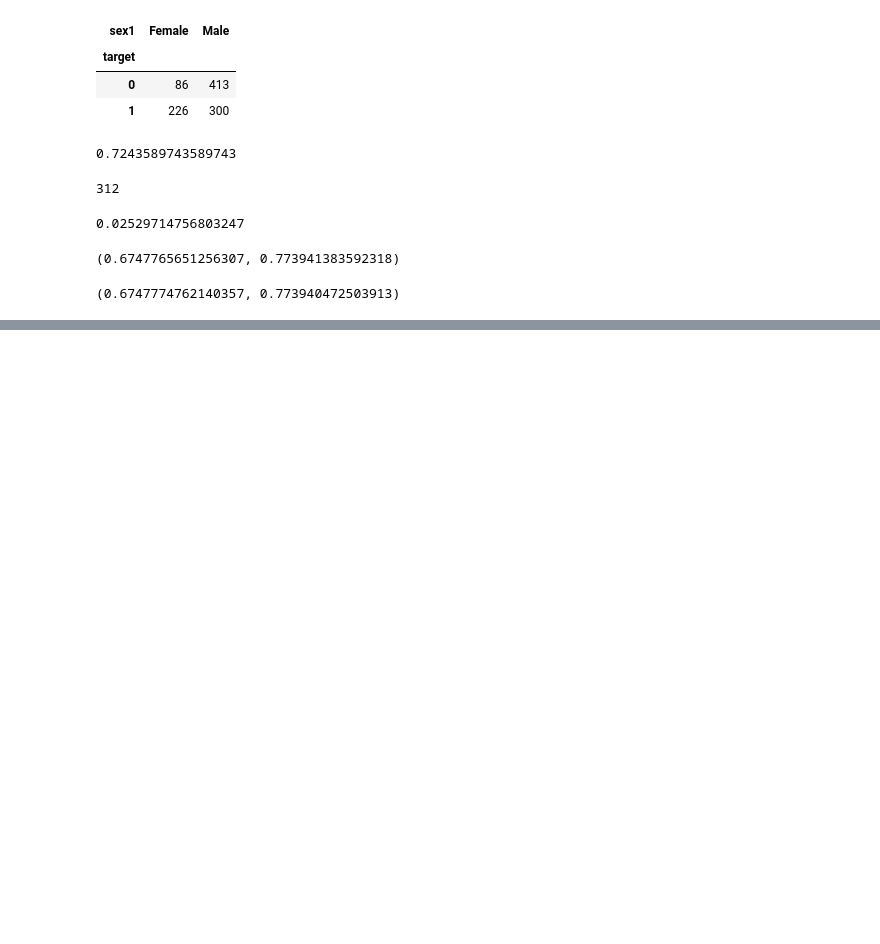
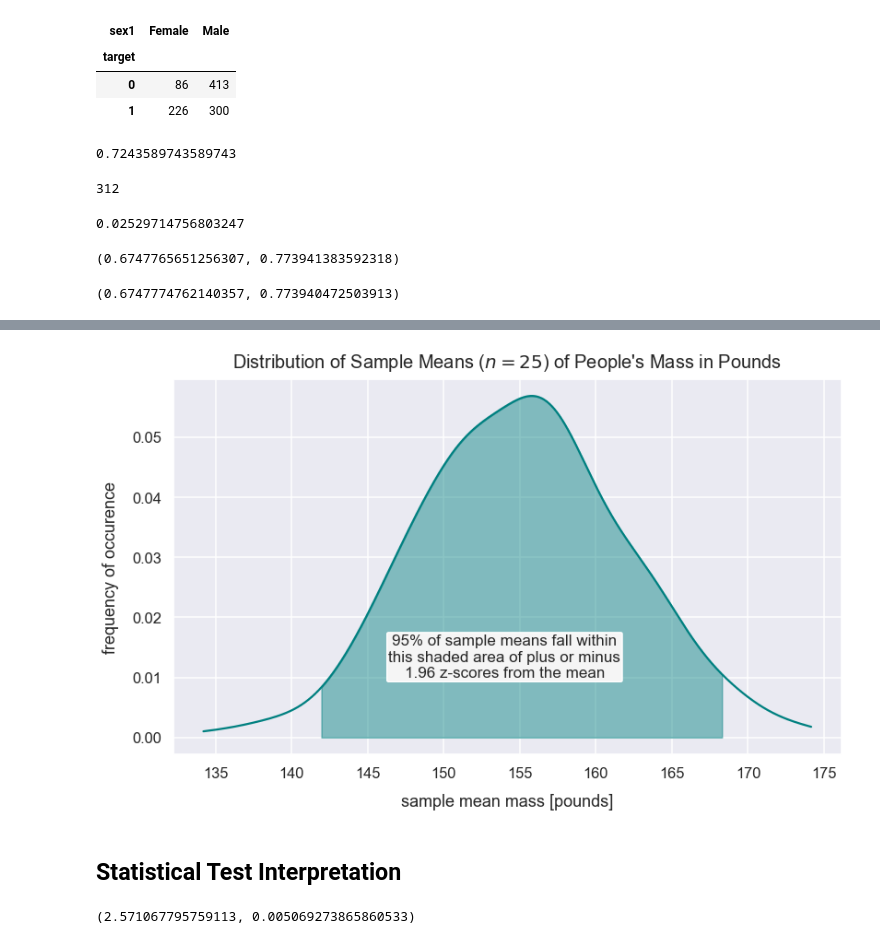
Before and after one commit to anantaw81/PYTHN-DataScience, a Jupyter notebook: Resume_Sesi10_InferentialStatistics/practice.ipynb, the cells around one changed output, grey strips where cells are left out. Drawn from its saved outputs; the diff is of its cells as text; code cells hidden in the pictures; blank space fills up the shorter version.

```diff
--- a/Resume_Sesi10_InferentialStatistics/practice.ipynb
+++ b/Resume_Sesi10_InferentialStatistics/practice.ipynb
@@ -178,0 +327,16 @@ sm.stats.proportion_confint(n * p_fm, n)
+# %%
+kde = stats.gaussian_kde(sample_means)
+pos = np.linspace(np.min(sample_means), np.max(sample_means), 10000)
+plt.plot(pos, kde(pos), color='teal')
+shade = np.linspace(lower_95_perc_bound, upper_95_perc_bound, 300)
+plt.fill_between(shade, kde(shade), alpha=0.45, color='teal',)
+plt.text(x=154, y=.01, horizontalalignment='center', fontsize=17,
+         s="95% of sample means fall within\nthis shaded area of plus or minus\n1.96 z-scores from the mean",
+         bbox=dict(facecolor='whitesmoke', boxstyle="round, pad=0.1"))
+plt.title("Distribution of Sample Means ($n=25$) of People's Mass in Pounds", y=1.015, fontsize=20)
+plt.xlabel("sample mean mass [pounds]", labelpad=14)
+plt.ylabel("frequency of occurence", labelpad=14);
+# %% [output]
+[figure, added]
+# %% [markdown]
+## Statistical Test Interpretation
@@ -178,0 +352,4 @@ sm.stats.proportion_confint(n * p_fm, n)
+# %%
+sm.stats.proportions_ztest(phat * n, n, pnull, alternative='larger')
+# %% [output]
+(2.571067795759113, 0.005069273865860533)
```
Also changed, not shown: parts of 33 cells of this notebook, 2 other files.
